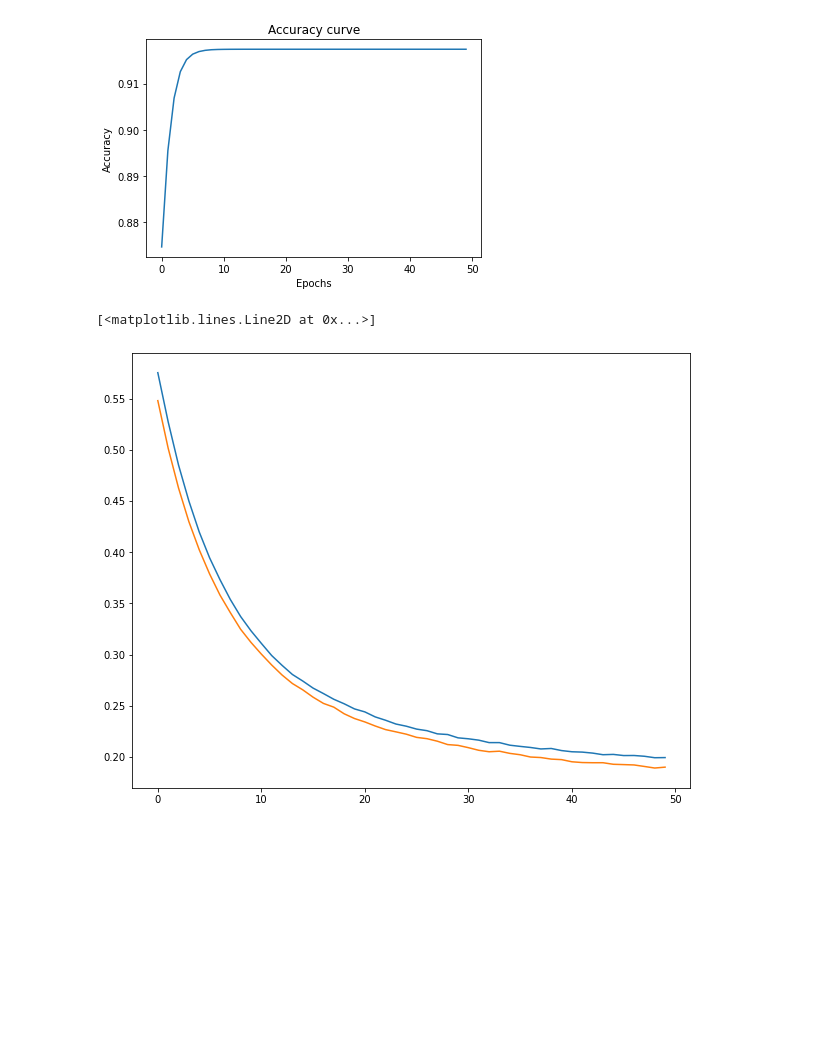
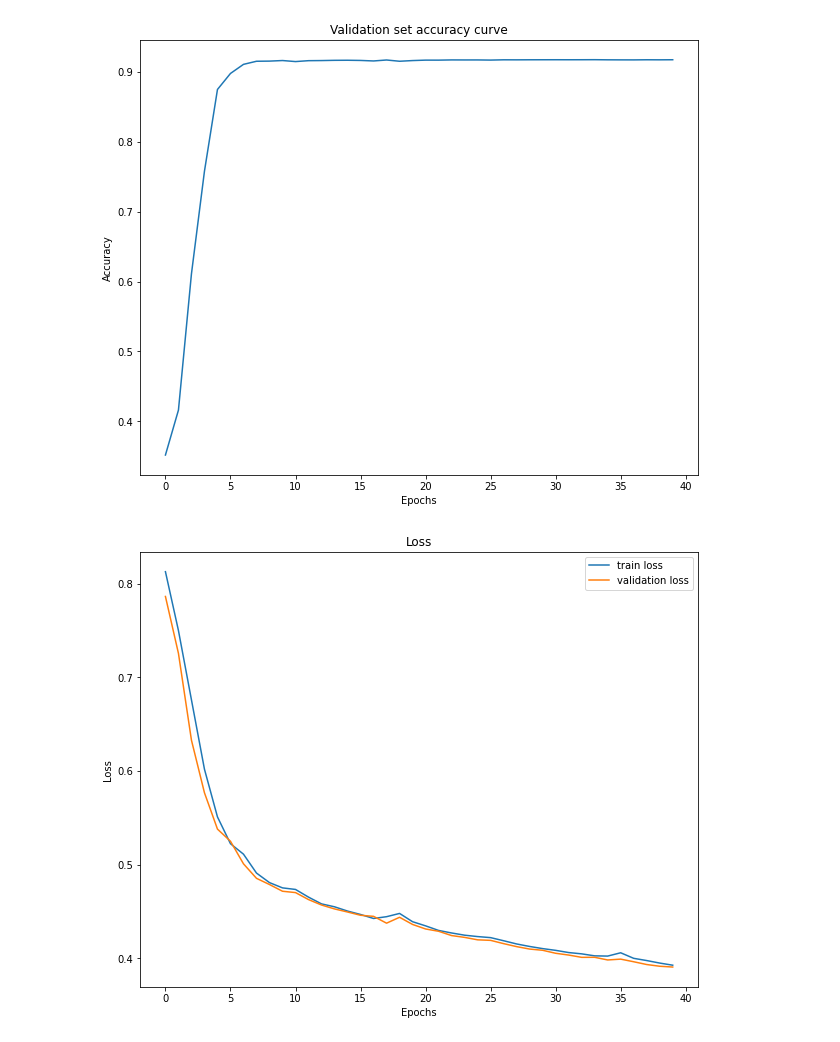
Before and after one commit to kaouthardjezzar/Segmentation-multi-image-d-images-IRM-, a Jupyter notebook: UNet.ipynb, the cells around one changed output. Cells and saved outputs as stored; diff of their text form; code cells hidden in the pictures; blank space fills up the shorter version.

```diff
--- a/UNet.ipynb
+++ b/UNet.ipynb
@@ -172,13 +174,13 @@ model.to(device)
 import torch.optim as optim
 import torch.nn.functional as F
 
-optimizer = optim.SGD(model.parameters(), lr=0.0001, momentum=0.9)
+optimizer = optim.Adam(model.parameters(), lr=0.00001)
 criterion = nn.BCEWithLogitsLoss()
 # %%
 loss_list = []
 val_loss_list = []
 accuracy_list = []
-epochs  = 50
+epochs  = 40
 # %%
 torch.cuda.empty_cache()
 # %%
@@ -259,20 +263,30 @@ Epoch  49 ; train loss =  0.19920713268220425 val loss =  0.18985572801186487 ;
 # %%
 import matplotlib.pyplot as plt
 import numpy as np
+
+plt.figure(figsize =(10, 8))
 plt.plot()
 plt.plot(range(len(accuracy_list)), accuracy_list)
 
 plt.xlabel("Epochs")
 plt.ylabel("Accuracy")
-plt.title("Accuracy curve")
+plt.title("Validation set accuracy curve")
 
 plt.show()
 # %% [output]
-[figure, old version]
+[figure, new version]
 # %%
+
 plt.figure(figsize =(10, 8))
 plt.plot(loss_list, label="train loss")
-plt.plot(val_loss_list, label="val loss")
+plt.plot(val_loss_list, label="validation loss")
+plt.xlabel("Epochs")
+plt.ylabel("Loss")
+
+plt.title("Loss")
+plt.legend()
+
+# To load the display window
+plt.show()
 # %% [output]
-[<matplotlib.lines.Line2D at 0x...>]
-[figure, old version]
+[figure, new version]
```
Also changed, not shown: parts of 5 cells of this notebook.
